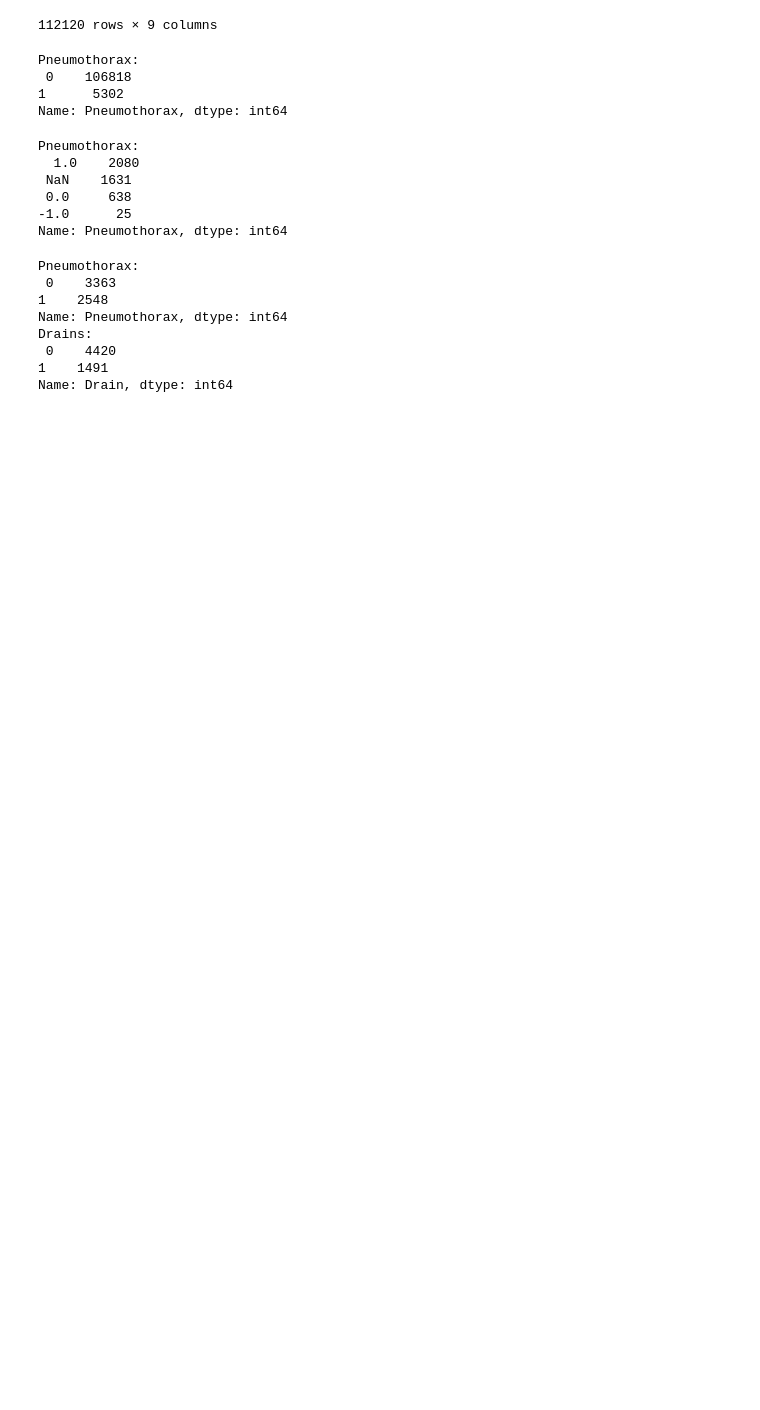
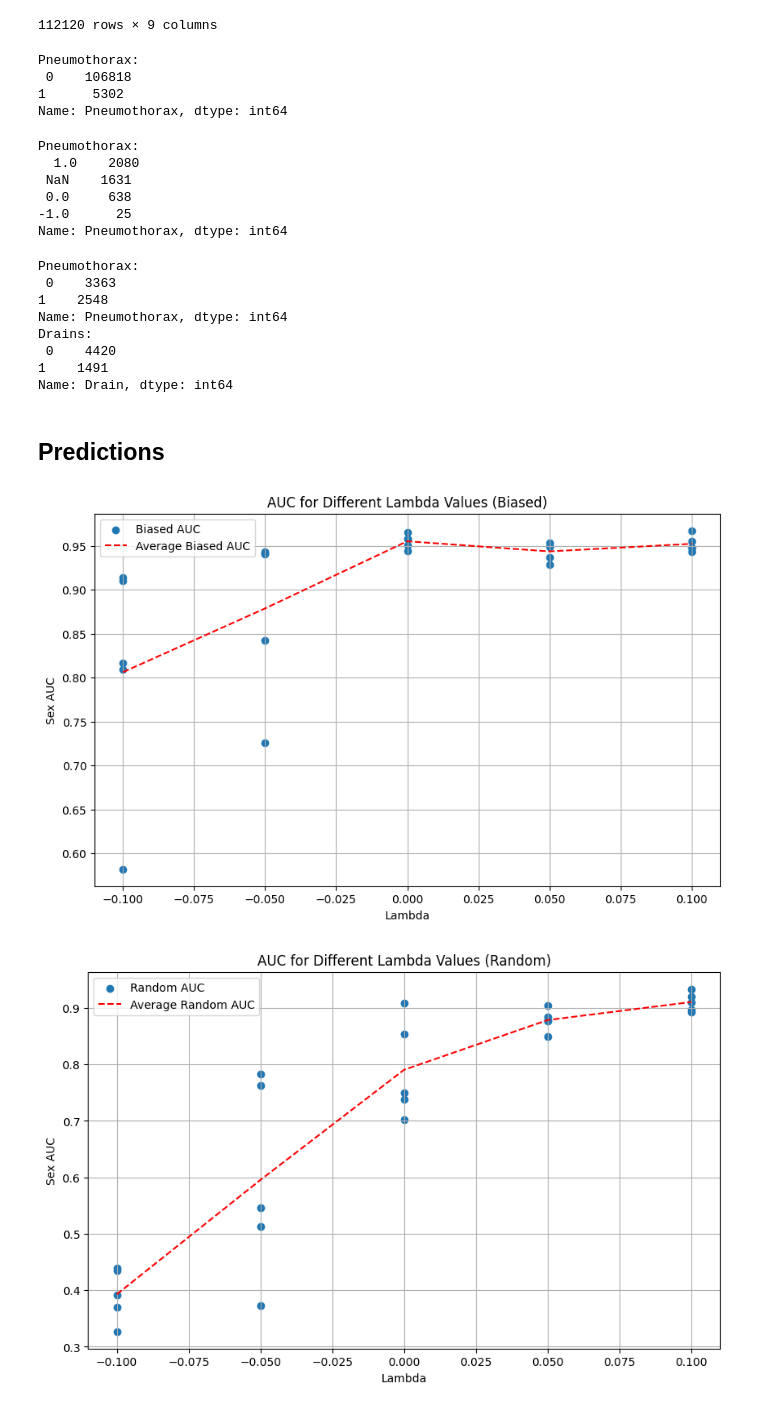
Before and after one commit to katarinakoke/Shortcuts-Problem-in-Medical-Image-Analysis, a Jupyter notebook: EDA/EDA.ipynb, the cells around one changed output. Saved outputs shown, nothing was run; the diff lists cells and outputs as text; code cells hidden in the pictures; blank space fills up the shorter version.

```diff
--- a/EDA/EDA.ipynb
+++ b/EDA/EDA.ipynb
@@ -1082,3 +1082,52 @@ Drains:
  0    4420
 1    1491
 Name: Drain, dtype: int64
+# %% [markdown]
+## Predictions
+# %%
+import pandas as pd
+predictions = pd.read_csv('../shortcuts-chest-xray/predictions/Prediction_analysis.csv')
+# %%
+import matplotlib.pyplot as plt
+
+biased_data = predictions[predictions['Dataset'] == 'Biased']
+average_auc_biased = biased_data.groupby('Lambda')['Sex AUC'].mean()
+
+random_data = predictions[predictions['Dataset'] == 'Random']
+average_auc_random = random_data.groupby('Lambda')['Sex AUC'].mean()
+
+balanced_data = predictions[predictions['Dataset'] == 'Balanced']
+average_auc_balanced = balanced_data.groupby('Lambda')['Sex AUC'].mean()
+
+plt.figure(figsize=(10, 6))
+plt.scatter(biased_data['Lambda'], biased_data['Sex AUC'], marker='o', label='Biased AUC')
+plt.plot(average_auc_biased.index, average_auc_biased.values, color='red', linestyle='--', label='Average Biased AUC')
+plt.title('AUC for Different Lambda Values (Biased)')
+plt.xlabel('Lambda')
+plt.ylabel('Sex AUC')
+plt.grid(True)
+plt.legend()
+plt.show()
+
+plt.figure(figsize=(10, 6))
+plt.scatter(random_data['Lambda'], random_data['Sex AUC'], marker='o', label='Random AUC')
+plt.plot(average_auc_random.index, average_auc_random.values, color='red', linestyle='--', label='Average Random AUC')
+plt.title('AUC for Different Lambda Values (Random)')
+plt.xlabel('Lambda')
+plt.ylabel('Sex AUC')
+plt.grid(True)
+plt.legend()
+plt.show()
+
+plt.figure(figsize=(10, 6))
+plt.scatter(balanced_data['Lambda'], balanced_data['Sex AUC'], marker='o', label='Balanced AUC')
+plt.plot(average_auc_balanced.index, average_auc_balanced.values, color='red', linestyle='--', label='Average Balanced AUC')
+plt.title('AUC for Different Lambda Values (Balanced)')
+plt.xlabel('Lambda')
+plt.ylabel('Sex AUC')
+plt.grid(True)
+plt.legend()
+plt.show()
+# %% [output]
+[figure, added]
+[figure, added]
```
Also changed, not shown: parts of 6 cells of this notebook, 9 other files.
